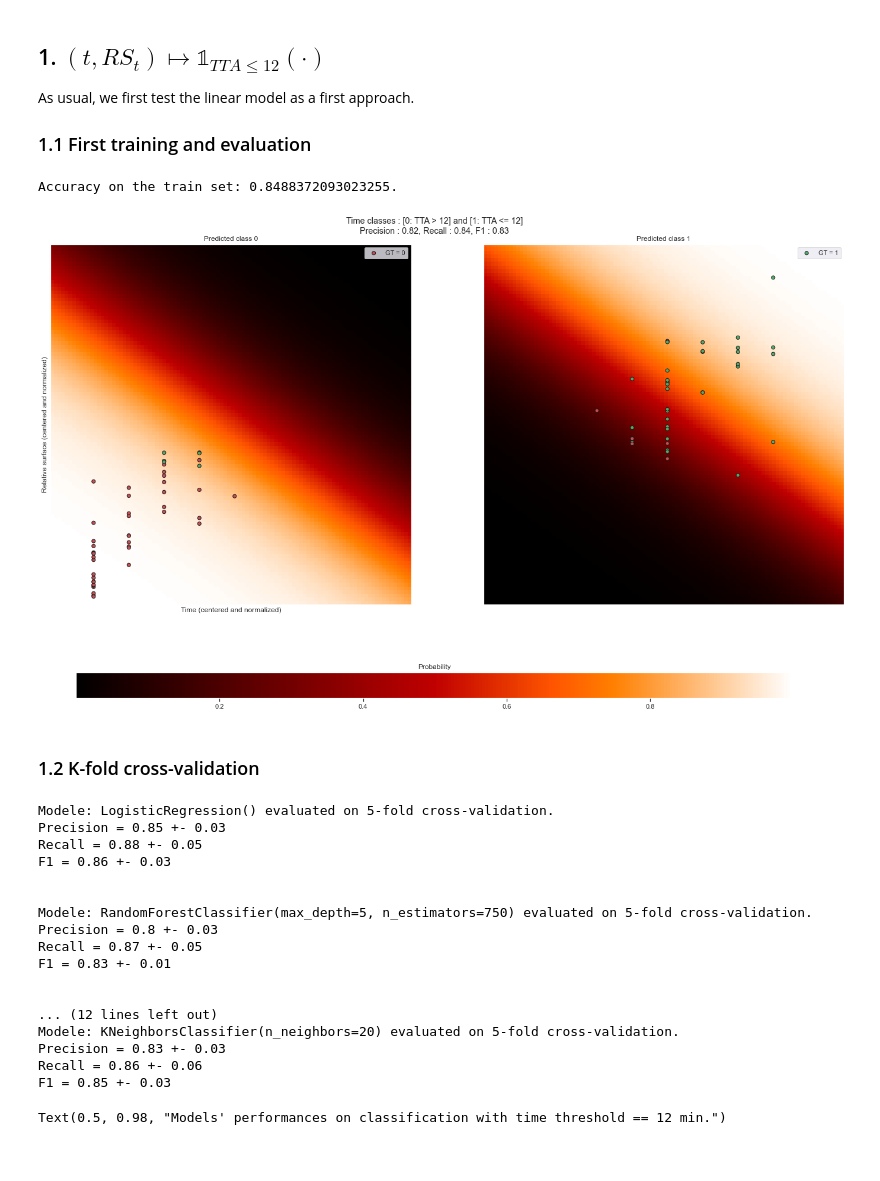
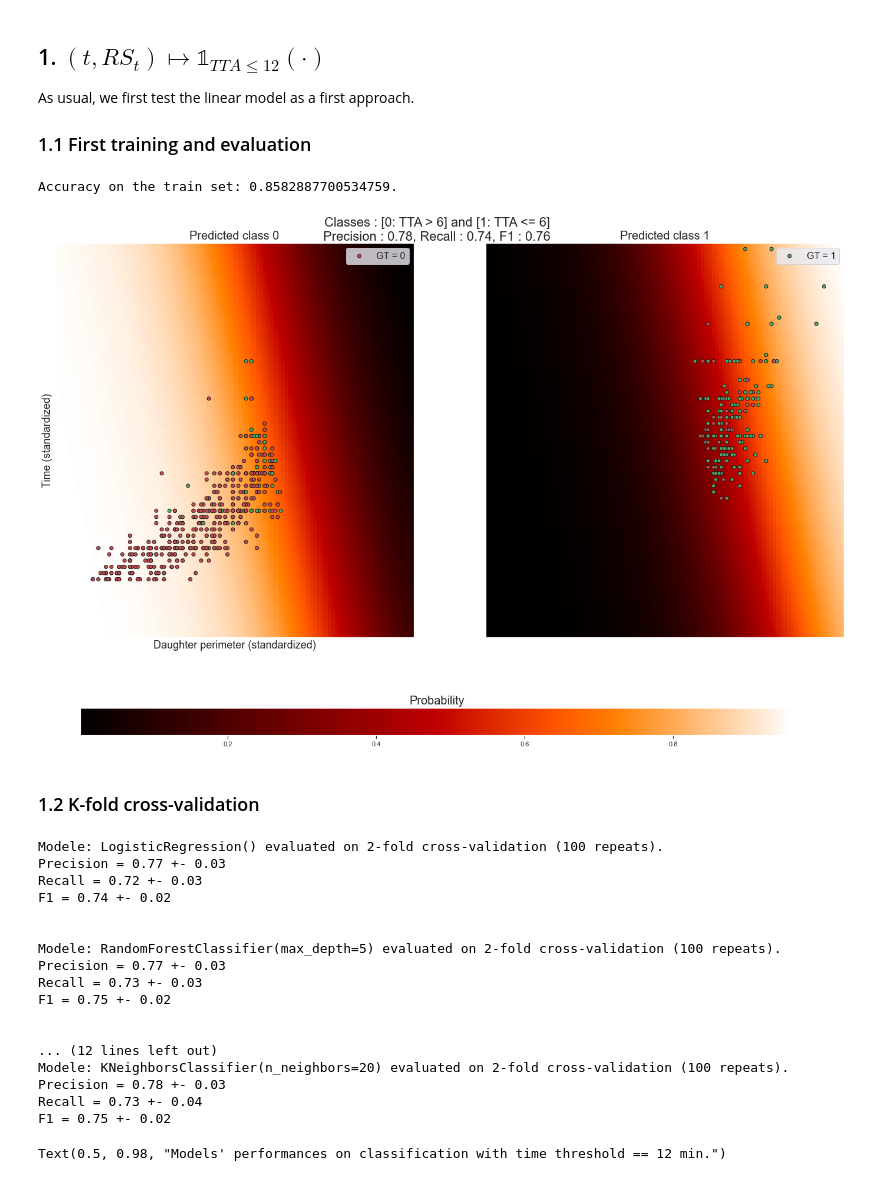
Before and after one commit to hugovaysset/Stage_Curie, a Jupyter notebook: Anaphase_Structured/Static_TTA_Classification.ipynb, the cells around one changed output. Drawn from its saved outputs; the diff is of its cells as text; code cells hidden in the pictures.

````diff
--- a/Anaphase_Structured/Static_TTA_Classification.ipynb
+++ b/Anaphase_Structured/Static_TTA_Classification.ipynb
@@ -16,19 +16,17 @@ import seaborn as sns
 from skimage import measure # to get contours from masks
 import sklearn
 
-import napari
-
 sns.set_theme()
+plt.rc('axes', labelsize=18, titlesize=20)
+plt.rc("legend", fontsize=16)
 # %% [markdown]
 ## Prepare the dataset
 
 Here we split the data points into : "will divide in more than 10 minutes" and "will divide in less than 10 minutes" based on two features : time since bud detection (```time```) and relative surface (```relat_surf```).
 # %%
-os.chdir("D:\Documents\STAGE\Anaphase")
-data = pd.read_csv("Analysis_BF_f0001-1-100.1.csv", sep=";", comment="#", index_col="idx")
-
-# get only observations before anaphase
-data = data[data["time_to_anaphase"] >= 0]
+os.chdir("D:\Documents\STAGE\Anaphase\Structured")
+data = pd.read_csv("Measures_BFf0001_H449pos2_merged.csv", sep=";", comment="#", index_col="idx")
+data = data[(data["time_to_anaphase"] >= 0) & (data["time"] > 0)].dropna()
 
 print(data.shape)
 data.head()
@@ -44,26 +43,22 @@ data.head()
 # %%
 from sklearn.model_selection import train_test_split
 
-# reload data
-data = pd.read_csv("Analysis_BF_f0001-1-100.1.csv", sep=";", comment="#", index_col="idx")
-data = data[data["time_to_anaphase"] >= 0]
-
-features = ["time", "relat_surf"]
+features = ["daugh_per", "time"]
 
 # remove time 0 and relat_surf 0 since they are conventions and might affect performances
-data_biv = data[(data[features[0]] > 0) & (data[features[1]] > 0)].dropna()
+data_biv = data[(data[features[0]] > 0)].dropna()
 
 # center and standardize observations
 for f in features:
     data_biv[f] = (data_biv[f] - data_biv[f].mean()) / data_biv[f].std()
 
 # prepare the classification labels (0 -> TTA > n minutes ; 1 -> TTA <= n minutes)
-threshold = 12
+threshold = 6
 threshold_TTA = lambda x: 1 if x <= threshold else 0
 data_biv["TTA_binary"] = data_biv["time_to_anaphase"].apply(threshold_TTA)
 
 X, y = data_biv[features].values, data_biv["TTA_binary"].values
-X_train, X_test, y_train, y_test = train_test_split(X, y, train_size=0.8)
+X_train, X_test, y_train, y_test = train_test_split(X, y, train_size=0.5)
 print(X_train.shape, X_test.shape, y_train.shape, y_test.shape)
 
 plot = False
@@ -91,6 +86,7 @@ from sklearn.neighbors import KNeighborsClassifier
 from sklearn.metrics import precision_score, recall_score, f1_score
 
 lm = LogisticRegression().fit(X_train, y_train)
+# lm = RandomForestClassifier().fit(X_train, y_train)
 
 print(f"Accuracy on the train set: {lm.score(X_test, y_test)}.")
 
@@ -99,7 +95,7 @@ if plot:
     import matplotlib as mpl
     mpl.rc('image', cmap='gist_heat')
     n_classes = 2
-    plt.figure(figsize=(2 * 12, 12))
+    fig = plt.figure(figsize=(2 * 12, 13))
     plt.subplots_adjust(bottom=.2, top=.95)
 
     xx = np.linspace(-2, 2, 100)
@@ -108,45 +104,47 @@ if plot:
     Xfull = np.c_[xx.ravel(), yy.ravel()]
 
 #     y_pred = lm.predict(X)
-    y_pred = lm.predict(X_test)
+    y_pred = lm.predict(X_test)  # threshold = 0.5 I guess
 
 #     precision, recall, f1 = precision_score(y, y_pred), recall_score(y, y_pred), f1_score(y, y_pred)
     precision, recall, f1 = precision_score(y_test, y_pred), recall_score(y_test, y_pred), f1_score(y_test, y_pred)
 
     # View probabilities:
     probas = lm.predict_proba(Xfull)
     n_classes = np.unique(y_pred).size
     for k in range(n_classes):
         plt.subplot(1, n_classes, k + 1)
-        plt.suptitle(f"Time classes : [0: TTA > {threshold}] and [1: TTA <= {threshold}]\nPrecision : {round(precision, 2)}, Recall : {round(recall, 2)}, F1 : {round(f1, 2)}")
+        plt.suptitle(f"Classes : [0: TTA > {threshold}] and [1: TTA <= {threshold}]\nPrecision : {round(precision, 2)}, Recall : {round(recall, 2)}, F1 : {round(f1, 2)}",
+                    fontsize=22)
         plt.title("Predicted class %d" % k)
         if k == 0:
-            plt.xlabel("Time (centered and normalized)")
-            plt.ylabel("Relative surface (centered and normalized)")
+            plt.xlabel("Daughter perimeter (standardized)", fontsize=18)
+            plt.ylabel("Time (standardized)", fontsize=18)
         imshow_handle = plt.imshow(probas[:, k].reshape((100, 100)),
-                                   extent=(-2, 3, -2,3), origin='lower')
+                                   extent=(-3, 3, -2.5, 4.1), origin='lower')
         plt.xticks(())
         plt.yticks(())
         idx = (y_pred == k)
         label_to_color = lambda l: "g" if l == 1 else "r"  # color in green the 1-label points and red the 0-label points
         vlabel_to_colors = np.vectorize(label_to_color)
         if idx.any():
 #             colors = vlabel_to_colors(y[idx])
 #             plt.scatter(X[idx, 0], X[idx, 1], marker='o', c=colors, edgecolor='k', label=f"GT = {k}")
             colors = vlabel_to_colors(y_test[idx])
             plt.scatter(X_test[idx, 0], X_test[idx, 1], marker='o', c=colors, edgecolor='k', label=f"GT = {k}")
             plt.legend()
 
 
     # colorbar
     ax = plt.axes([0.15, 0.04, 0.7, 0.05])
-    plt.title("Probability")
+    plt.title("Probability", fontsize=20)
     plt.colorbar(imshow_handle, cax=ax, orientation='horizontal')
 
     plt.show()
+    fig.savefig("D:/Documents/STAGE/Rapport/Images/tta_classification_logreg.pdf", format="pdf")
 # %% [output]
-Accuracy on the train set: 0.8488372093023255.
+Accuracy on the train set: 0.8582887700534759.
-[figure, old version]
+[figure, new version]
 # %% [markdown]
 ### 1.2 K-fold cross-validation
 # %%
@@ -154,13 +152,13 @@ from sklearn.linear_model import LogisticRegression
 from sklearn.tree import DecisionTreeClassifier
 from sklearn.ensemble import RandomForestClassifier, AdaBoostClassifier
 from sklearn.metrics import precision_score, recall_score, f1_score
-from sklearn.model_selection import KFold
+from sklearn.model_selection import RepeatedKFold
 
-models = [LogisticRegression(), RandomForestClassifier(max_depth=5, n_estimators=750), DecisionTreeClassifier(), AdaBoostClassifier(), KNeighborsClassifier(n_neighbors=20)]
+models = [LogisticRegression(), RandomForestClassifier(max_depth=5, n_estimators=100), DecisionTreeClassifier(), AdaBoostClassifier(), KNeighborsClassifier(n_neighbors=20)]
 
 X, y = data_biv[features].values, data_biv["TTA_binary"].values
-n_iter = 5
-kf = KFold(n_splits=n_iter)
+n_folds, n_repeats = 2, 100
+kf = RepeatedKFold(n_splits=n_folds, n_repeats=n_repeats)
 
 metrics = []
 for k, model in enumerate(models):
@@ -177,7 +175,7 @@ for k, model in enumerate(models):
 
     precision, recall, f1 = np.array(precision), np.array(recall), np.array(f1)
 
-    print(f"Modele: {model} evaluated on {n_iter}-fold cross-validation.")
+    print(f"Modele: {model} evaluated on {n_folds}-fold cross-validation ({n_repeats} repeats).")
     print(f"Precision = {round(precision.mean(), 2)} +- {round(precision.std(), 2)}")
     print(f"Recall = {round(recall.mean(), 2)} +- {round(recall.std(), 2)}")
     print(f"F1 = {round(f1.mean(), 2)} +- {round(f1.std(), 2)}")
@@ -185,23 +183,23 @@ for k, model in enumerate(models):
 
 metrics = pd.DataFrame(metrics)
 # %% [output]
-Modele: LogisticRegression() evaluated on 5-fold cross-validation.
-Precision = 0.85 +- 0.03
-Recall = 0.88 +- 0.05
-F1 = 0.86 +- 0.03
+Modele: LogisticRegression() evaluated on 2-fold cross-validation (100 repeats).
+Precision = 0.77 +- 0.03
+Recall = 0.72 +- 0.03
+F1 = 0.74 +- 0.02
 
 
-Modele: RandomForestClassifier(max_depth=5, n_estimators=750) evaluated on 5-fold cross-validation.
-Precision = 0.8 +- 0.03
-Recall = 0.87 +- 0.05
-F1 = 0.83 +- 0.01
+Modele: RandomForestClassifier(max_depth=5) evaluated on 2-fold cross-validation (100 repeats).
+Precision = 0.77 +- 0.03
+Recall = 0.73 +- 0.03
+F1 = 0.75 +- 0.02
 
 
 ... (12 lines left out)
-Modele: KNeighborsClassifier(n_neighbors=20) evaluated on 5-fold cross-validation.
-Precision = 0.83 +- 0.03
-Recall = 0.86 +- 0.06
-F1 = 0.85 +- 0.03
+Modele: KNeighborsClassifier(n_neighbors=20) evaluated on 2-fold cross-validation (100 repeats).
+Precision = 0.78 +- 0.03
+Recall = 0.73 +- 0.04
+F1 = 0.75 +- 0.02
 # %%
 fig, ax = plt.subplots(1, 3, figsize=(18, 6))
 models = [LogisticRegression(), RandomForestClassifier(max_depth=5, n_estimators=750), DecisionTreeClassifier(), AdaBoostClassifier(), KNeighborsClassifier(n_neighbors=20)]
````
Also changed, not shown: parts of 2 cells of this notebook, 9 other files.
